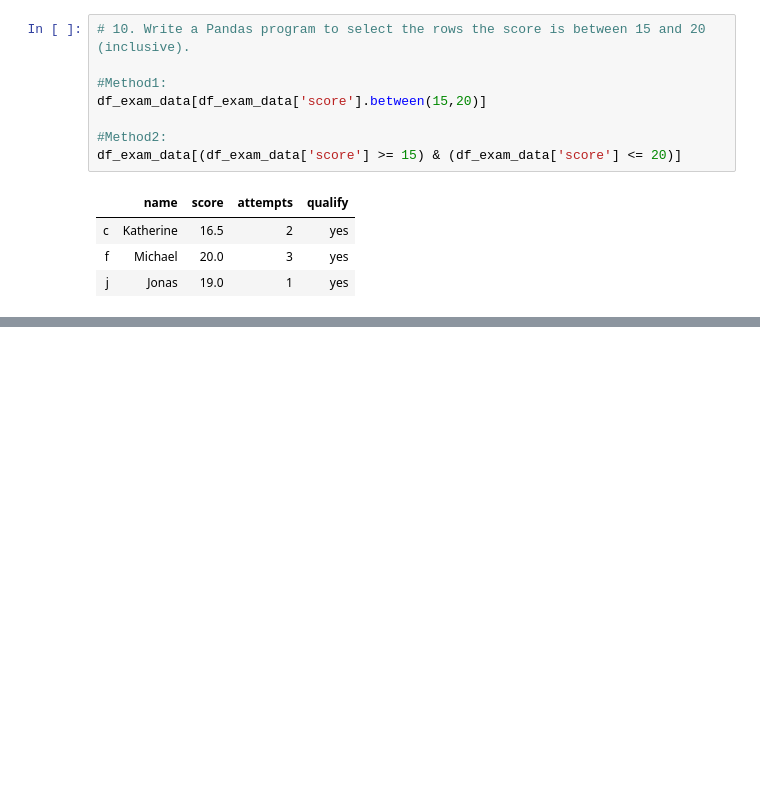
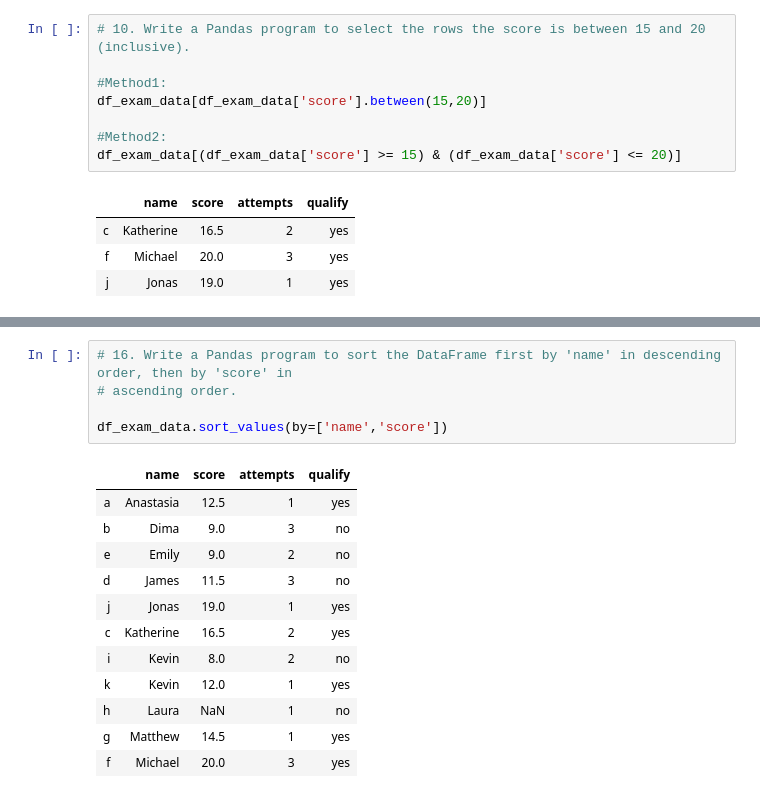
Before and after one commit to chetnakhanna16/Pandas_Practice, a Jupyter notebook: PandasDataFrame_Practice.ipynb, the cells around one changed output, grey strips where cells are left out. Drawn from its saved outputs; the diff is of its cells as text; blank space fills up the shorter version.

```diff
--- a/PandasDataFrame_Practice.ipynb
+++ b/PandasDataFrame_Practice.ipynb
@@ -153,0 +220,18 @@ df_exam_data['score'] > 15
+# %%
+# 16. Write a Pandas program to sort the DataFrame first by 'name' in descending order, then by 'score' in
+# ascending order.
+
+df_exam_data.sort_values(by=['name','score'])
+# %% [output]
+|  | name | score | attempts | qualify |
+| a | Anastasia | 12.5 | 1 | yes |
+| b | Dima | 9.0 | 3 | no |
+| e | Emily | 9.0 | 2 | no |
+| d | James | 11.5 | 3 | no |
+| j | Jonas | 19.0 | 1 | yes |
+| c | Katherine | 16.5 | 2 | yes |
+| i | Kevin | 8.0 | 2 | no |
+| k | Kevin | 12.0 | 1 | yes |
+| h | Laura | NaN | 1 | no |
+| g | Matthew | 14.5 | 1 | yes |
+| f | Michael | 20.0 | 3 | yes |
```
Also changed, not shown: parts of 10 cells of this notebook.
